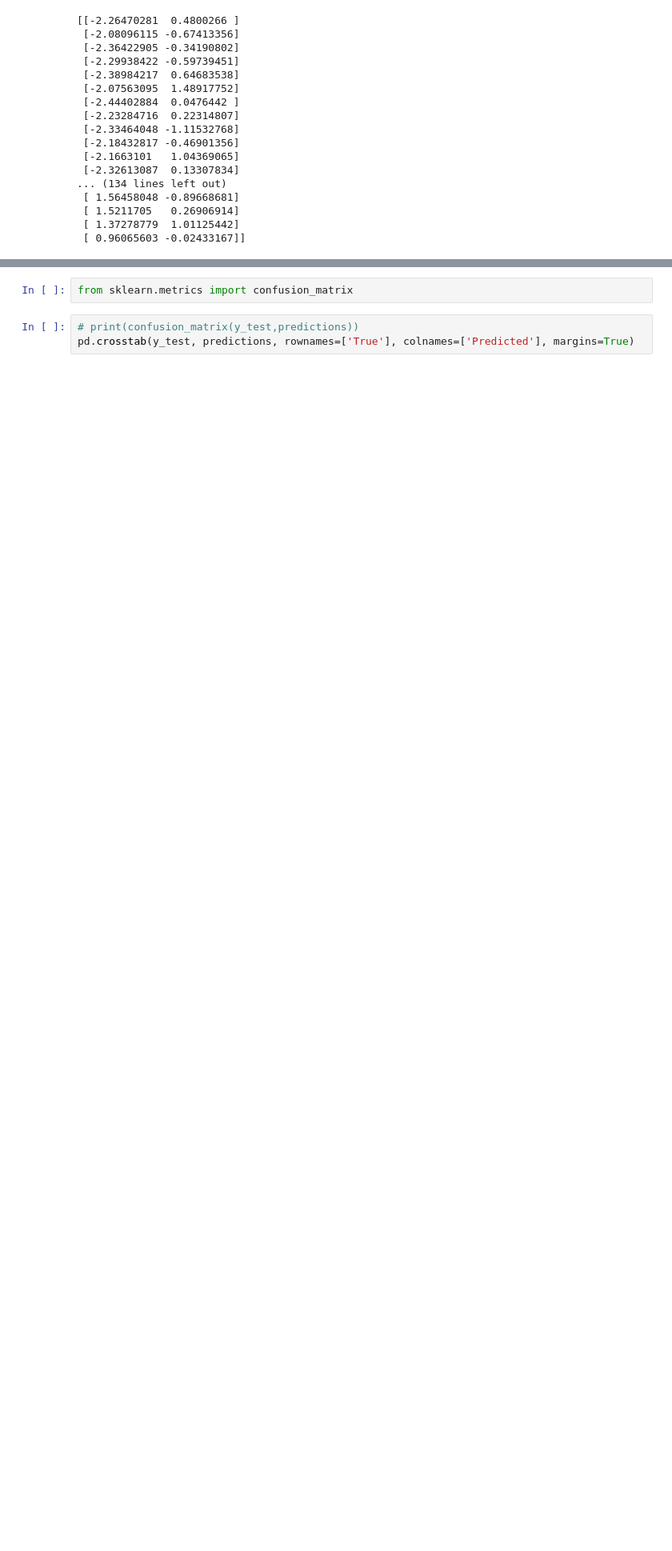
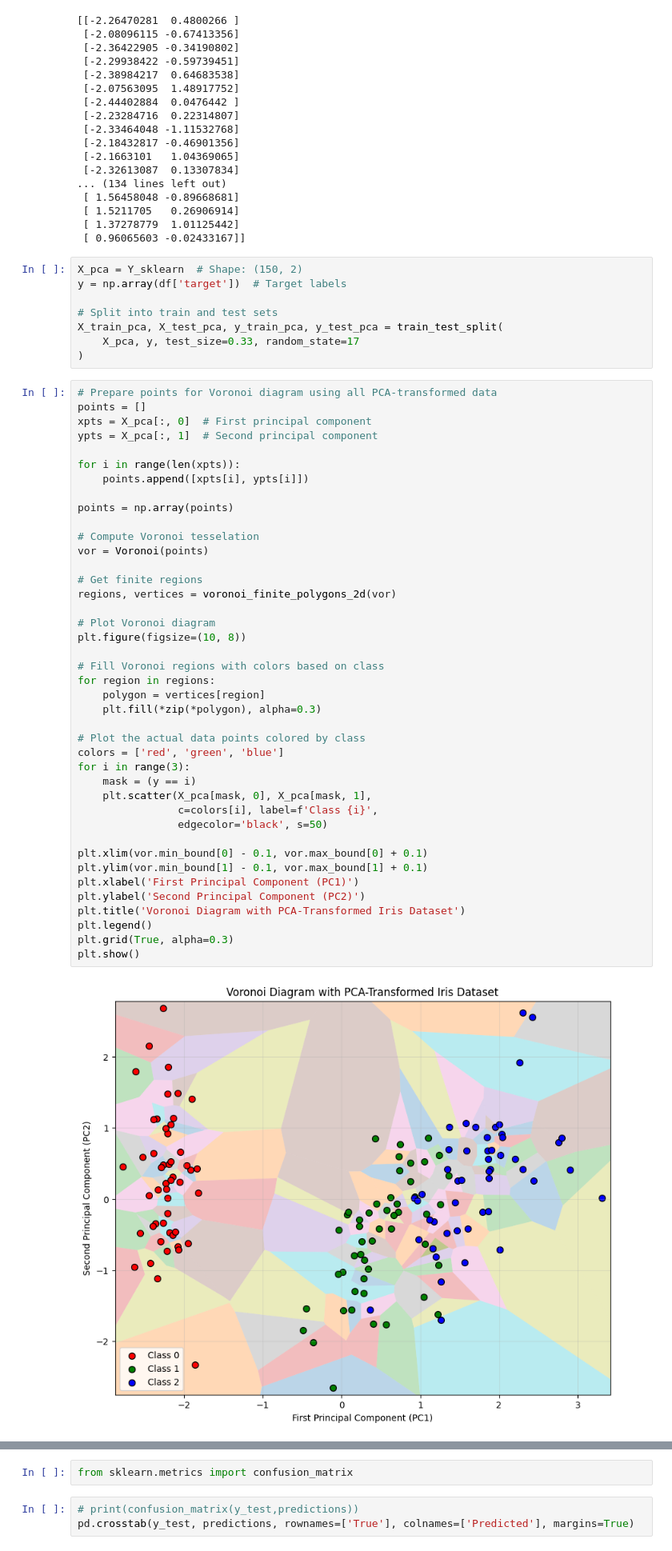
Before and after one commit to puranik1406/FMML_Projects-Labs, a Jupyter notebook: STP_Module_3_Lab_2_Implementing_KNN_from_scratch_and_visualize_Algorithm_performance_by_Om_Kathalkar.ipynb, the cells around one changed output, grey strips where cells are left out. Shown: that part at 80% size. Saved outputs shown, nothing was run; the diff lists cells and outputs as text; blank space fills up the shorter version.

```diff
--- a/STP_Module_3_Lab_2_Implementing_KNN_from_scratch_and_visualize_Algorithm_performance_by_Om_Kathalkar.ipynb
+++ b/STP_Module_3_Lab_2_Implementing_KNN_from_scratch_and_visualize_Algorithm_performance_by_Om_Kathalkar.ipynb
@@ -461,3 +461,54 @@ print(Y_sklearn)
  [ 1.5211705   0.26906914]
  [ 1.37278779  1.01125442]
  [ 0.96065603 -0.02433167]]
+# %%
+X_pca = Y_sklearn  # Shape: (150, 2)
+y = np.array(df['target'])  # Target labels
+
+# Split into train and test sets
+X_train_pca, X_test_pca, y_train_pca, y_test_pca = train_test_split(
+    X_pca, y, test_size=0.33, random_state=17
+)
+# %%
+# Prepare points for Voronoi diagram using all PCA-transformed data
+points = []
+xpts = X_pca[:, 0]  # First principal component
+ypts = X_pca[:, 1]  # Second principal component
+
+for i in range(len(xpts)):
+    points.append([xpts[i], ypts[i]])
+
+points = np.array(points)
+
+# Compute Voronoi tesselation
+vor = Voronoi(points)
+
+# Get finite regions
+regions, vertices = voronoi_finite_polygons_2d(vor)
+
+# Plot Voronoi diagram
+plt.figure(figsize=(10, 8))
+
+# Fill Voronoi regions with colors based on class
+for region in regions:
+    polygon = vertices[region]
+    plt.fill(*zip(*polygon), alpha=0.3)
+
+# Plot the actual data points colored by class
+colors = ['red', 'green', 'blue']
+for i in range(3):
+    mask = (y == i)
+    plt.scatter(X_pca[mask, 0], X_pca[mask, 1],
+                c=colors[i], label=f'Class {i}',
+                edgecolor='black', s=50)
+
+plt.xlim(vor.min_bound[0] - 0.1, vor.max_bound[0] + 0.1)
+plt.ylim(vor.min_bound[1] - 0.1, vor.max_bound[1] + 0.1)
+plt.xlabel('First Principal Component (PC1)')
+plt.ylabel('Second Principal Component (PC2)')
+plt.title('Voronoi Diagram with PCA-Transformed Iris Dataset')
+plt.legend()
+plt.grid(True, alpha=0.3)
+plt.show()
+# %% [output]
+[figure, added]
```
Also changed, not shown: parts of 1 cell of this notebook.
